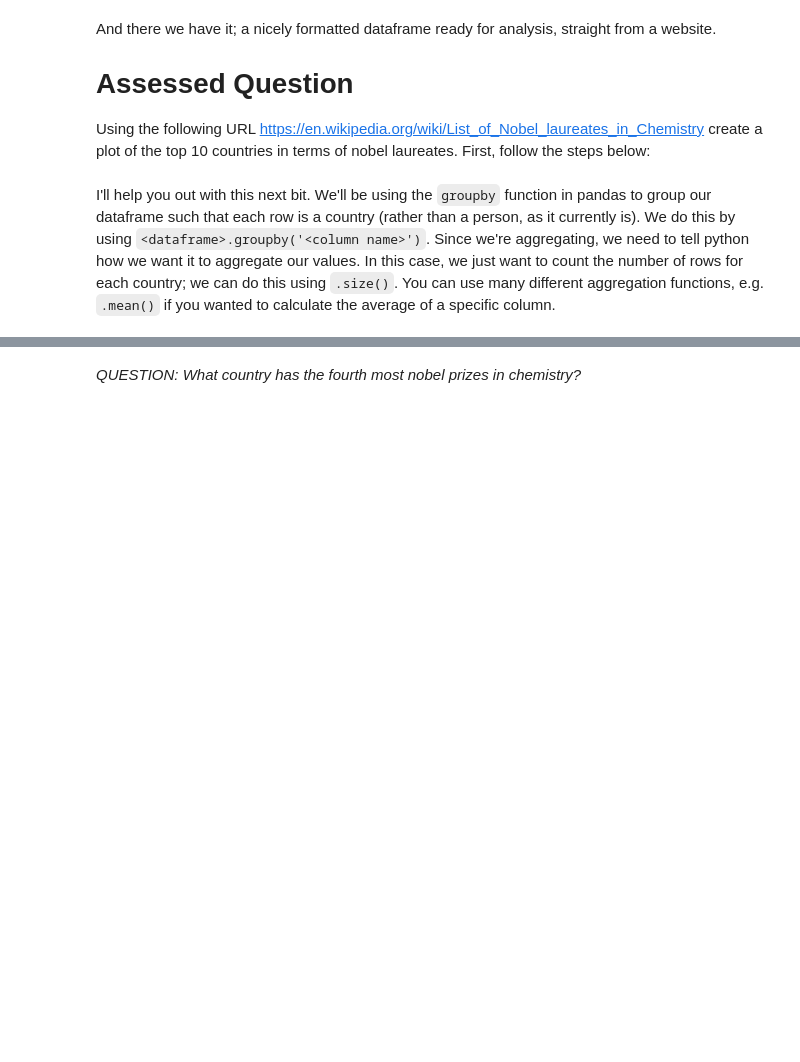
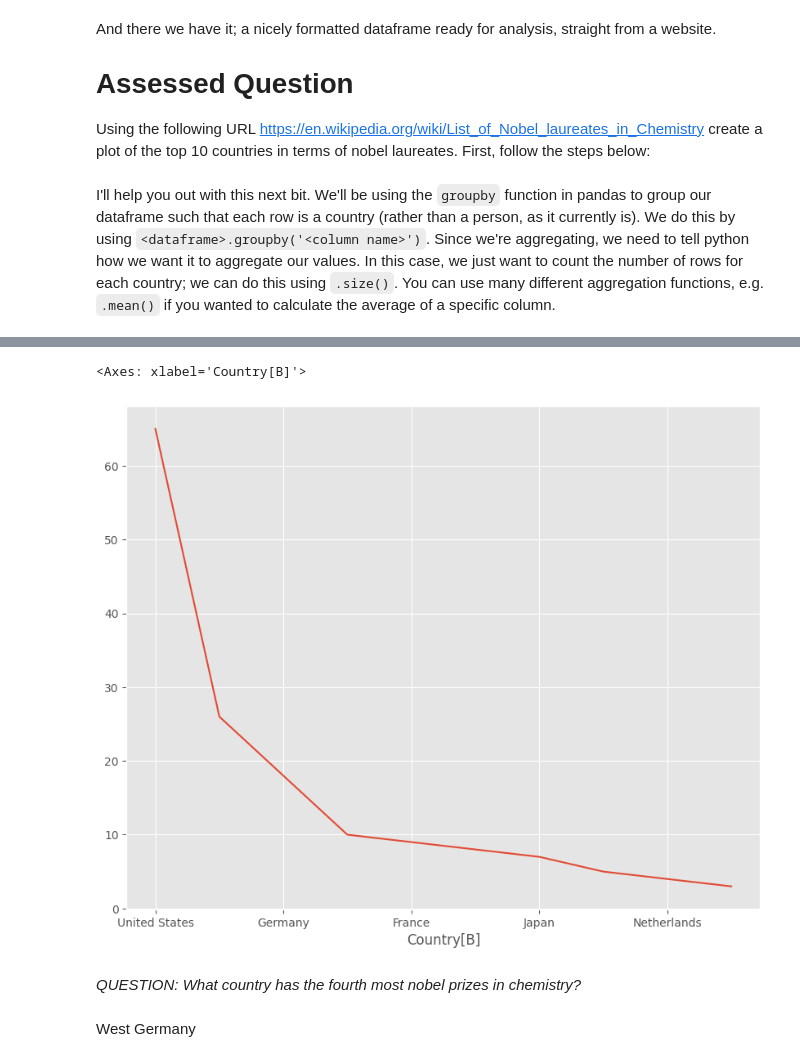
Before and after one commit to kwanyudyson/QM2, a Jupyter notebook: notebooks/W02. Pandas.ipynb, the cells around one changed output, grey strips where cells are left out. Cells and saved outputs as stored; diff of their text form; code cells hidden in the pictures; blank space fills up the shorter version.

```diff
--- a/notebooks/W02. Pandas.ipynb
+++ b/notebooks/W02. Pandas.ipynb
@@ -408,3 +405,11 @@ countries=chem.groupby('Country[B]').size()
 countries.sort_values(ascending=False)
 
 # finally, plot the top 10 countries
+# %%
+chem_tables='https://en.wikipedia.org/wiki/List_of_Nobel_laureates_in_Chemistry'
+
+tables=pandas.read_html(chem_tables)
+
+chem = tables[0]
+
+chem
@@ -410,0 +430,10 @@ countries.sort_values(ascending=False)
+# %%
+# here, we're creating a new dataframe called 'country' in which each row is a country, and the values represent the number of nobel laureates.
+countries=chem.groupby('Country[B]').size()
+
+#now let's sort it in descending order
+ordered = countries.sort_values(ascending=False)
+
+ordered
+
+# finally, plot the top 10 countries
@@ -411,2 +458,9 @@ countries.sort_values(ascending=False)
+# %%
+ordered[0:10].plot()
+# %% [output]
+<Axes: xlabel='Country[B]'>
+[figure, added]
 # %% [markdown]
 *QUESTION: What country has the fourth most nobel prizes in chemistry?*
+# %% [markdown]
+West Germany
```
Also changed, not shown: parts of 4 cells of this notebook.
